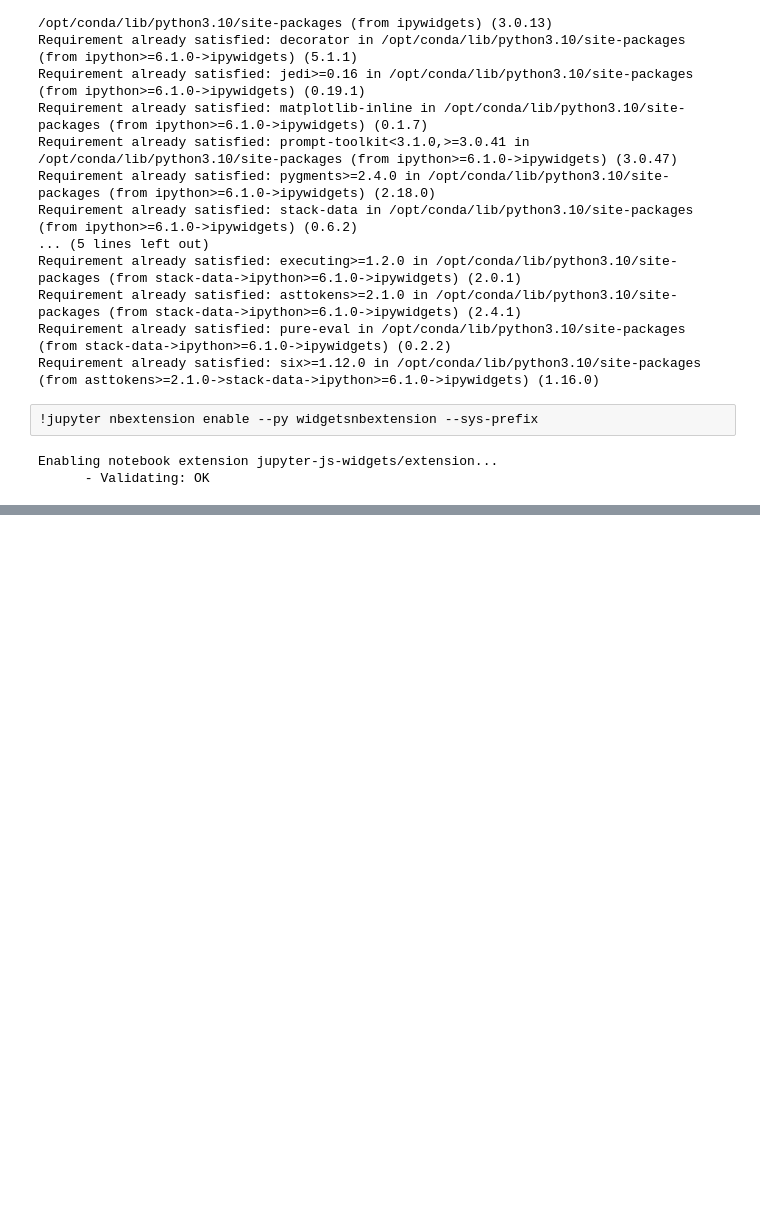
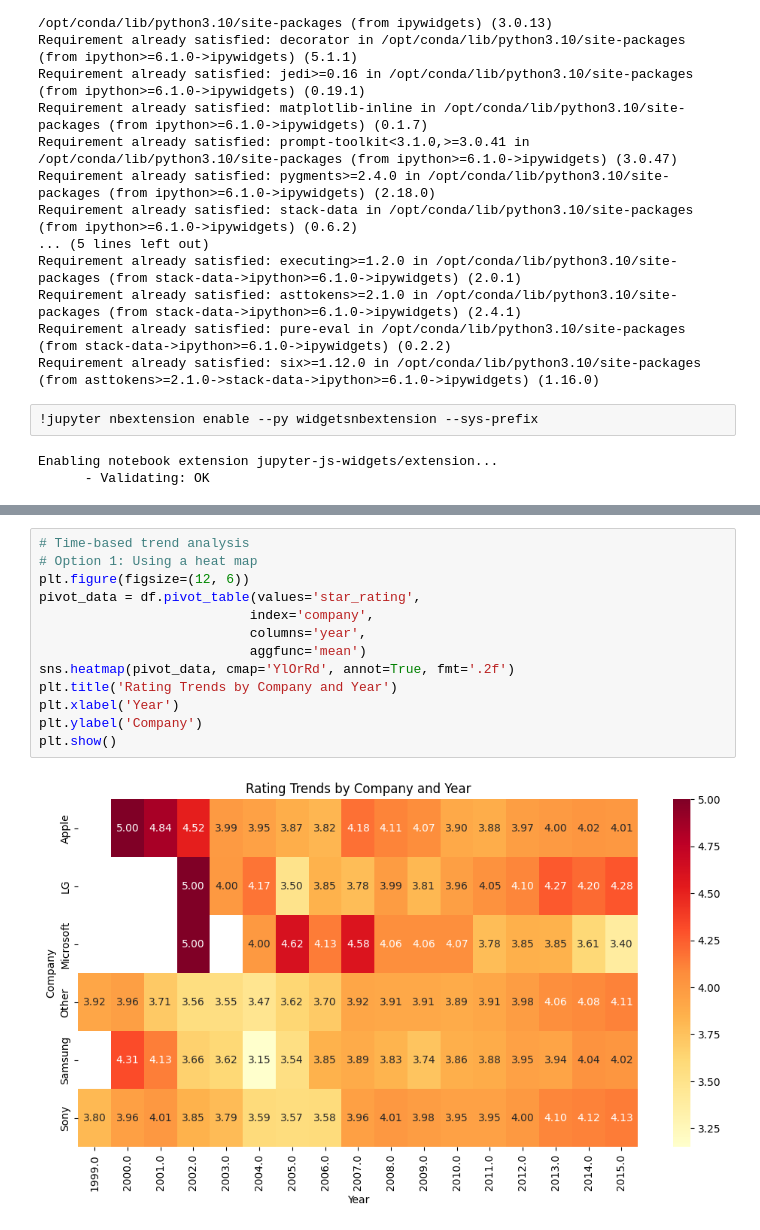
Before and after one commit to gyaneshpande/big-data-project, a Jupyter notebook: big-data-project.ipynb, the cells around one changed output, grey strips where cells are left out. Drawn from its saved outputs; the diff is of its cells as text; blank space fills up the shorter version.

```diff
--- a/big-data-project.ipynb
+++ b/big-data-project.ipynb
@@ -597,0 +804,15 @@ Enabling notebook extension jupyter-js-widgets/extension...
+# %%
+# Time-based trend analysis
+# Option 1: Using a heat map
+plt.figure(figsize=(12, 6))
+pivot_data = df.pivot_table(values='star_rating',
+                           index='company',
+                           columns='year',
+                           aggfunc='mean')
+sns.heatmap(pivot_data, cmap='YlOrRd', annot=True, fmt='.2f')
+plt.title('Rating Trends by Company and Year')
+plt.xlabel('Year')
+plt.ylabel('Company')
+plt.show()
+# %% [output]
+[figure, added]
```
Also changed, not shown: parts of 14 cells of this notebook.
